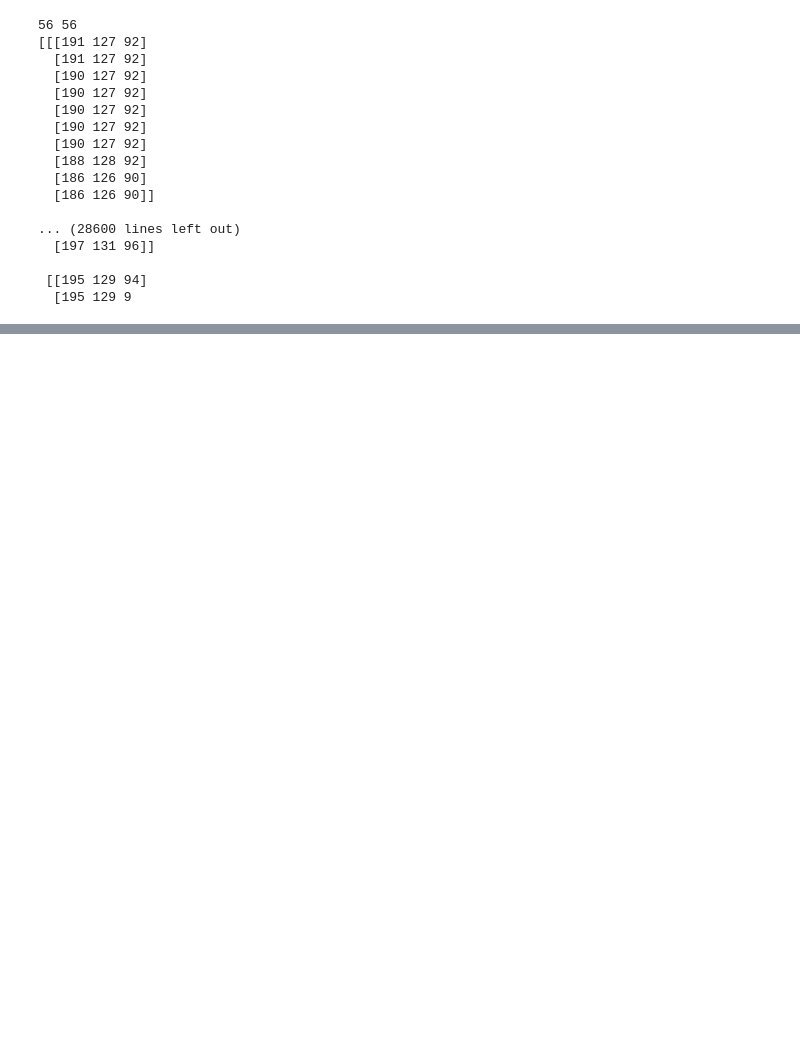
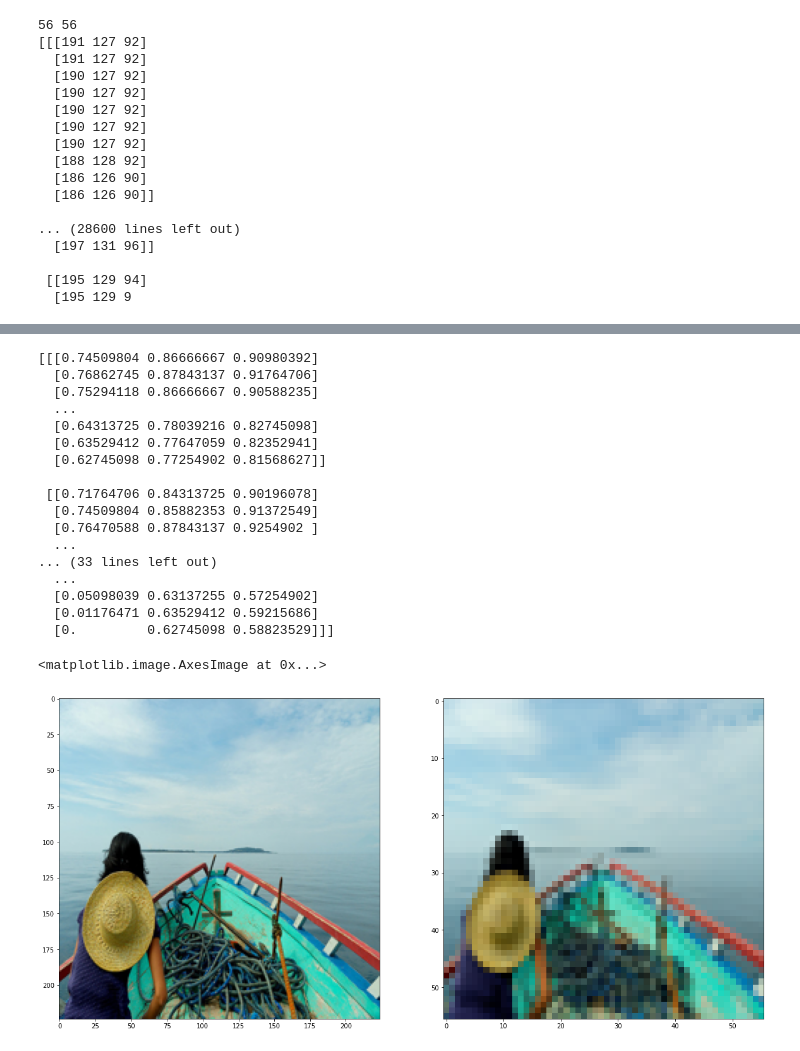
Before and after one commit to n0aaz/Super-Res-IA_GAN, a Jupyter notebook: Essai_Srgan.ipynb, the cells around one changed output, grey strips where cells are left out. Cells and saved outputs as stored; diff of their text form; code cells hidden in the pictures; blank space fills up the shorter version.

```diff
--- a/Essai_Srgan.ipynb
+++ b/Essai_Srgan.ipynb
@@ -103,0 +144,32 @@ image2 = superRes.reconstitue_image(superRes.decoupe_images('cc.jpg'))/255.0
+# %%
+from DataLoader import DataLoader
+loader= DataLoader("MS_Coco",resolution=(224,224))
+loader.batch_size=3
+highres,lowres= loader.load_data()
+# %%
+print(0.5*highres[0]+0.5)
+plt.figure(figsize=(20,10))
+plt.subplot(121)
+plt.imshow(0.5*highres[0]+0.5)
+plt.subplot(122)
+plt.imshow(0.5*lowres[0]+0.5)
+# %% [output]
+[[[0.74509804 0.86666667 0.90980392]
+  [0.76862745 0.87843137 0.91764706]
+  [0.75294118 0.86666667 0.90588235]
+  ...
+  [0.64313725 0.78039216 0.82745098]
+  [0.63529412 0.77647059 0.82352941]
+  [0.62745098 0.77254902 0.81568627]]
+
+ [[0.71764706 0.84313725 0.90196078]
+  [0.74509804 0.85882353 0.91372549]
+  [0.76470588 0.87843137 0.9254902 ]
+  ...
+... (33 lines left out)
+  ...
+  [0.05098039 0.63137255 0.57254902]
+  [0.01176471 0.63529412 0.59215686]
+  [0.         0.62745098 0.58823529]]]
+<matplotlib.image.AxesImage at 0x...>
+[figure, added]
```
Also changed, not shown: parts of 9 cells of this notebook.
